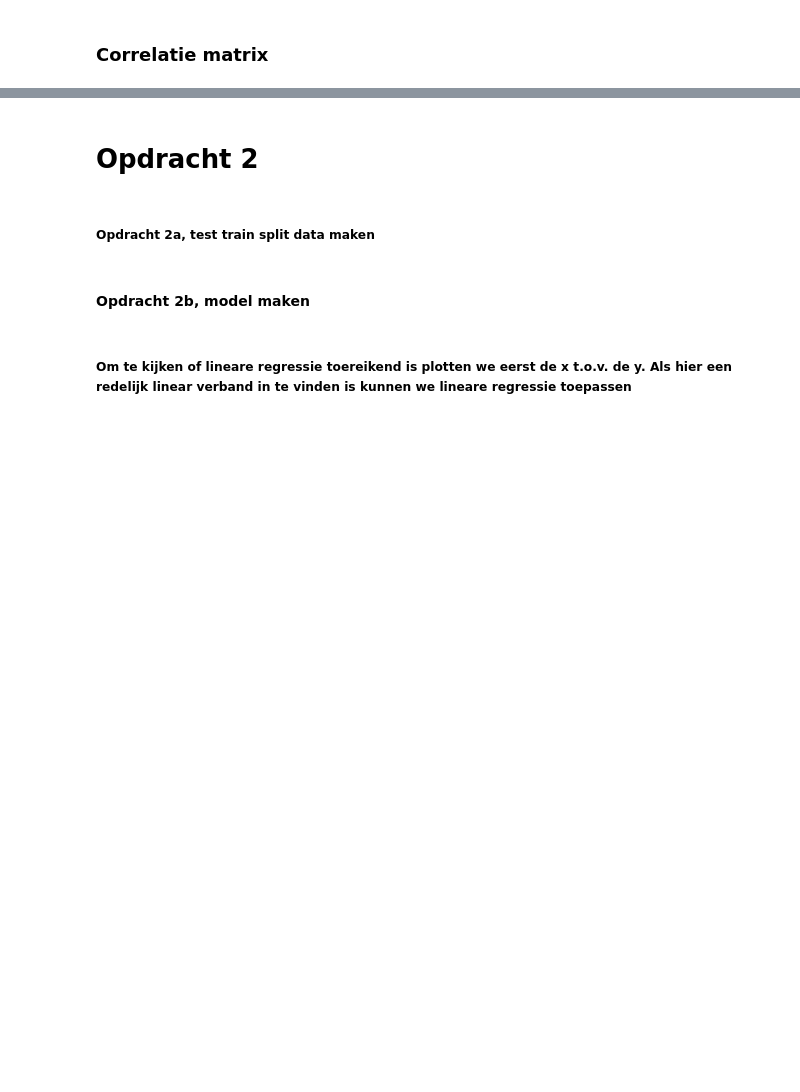
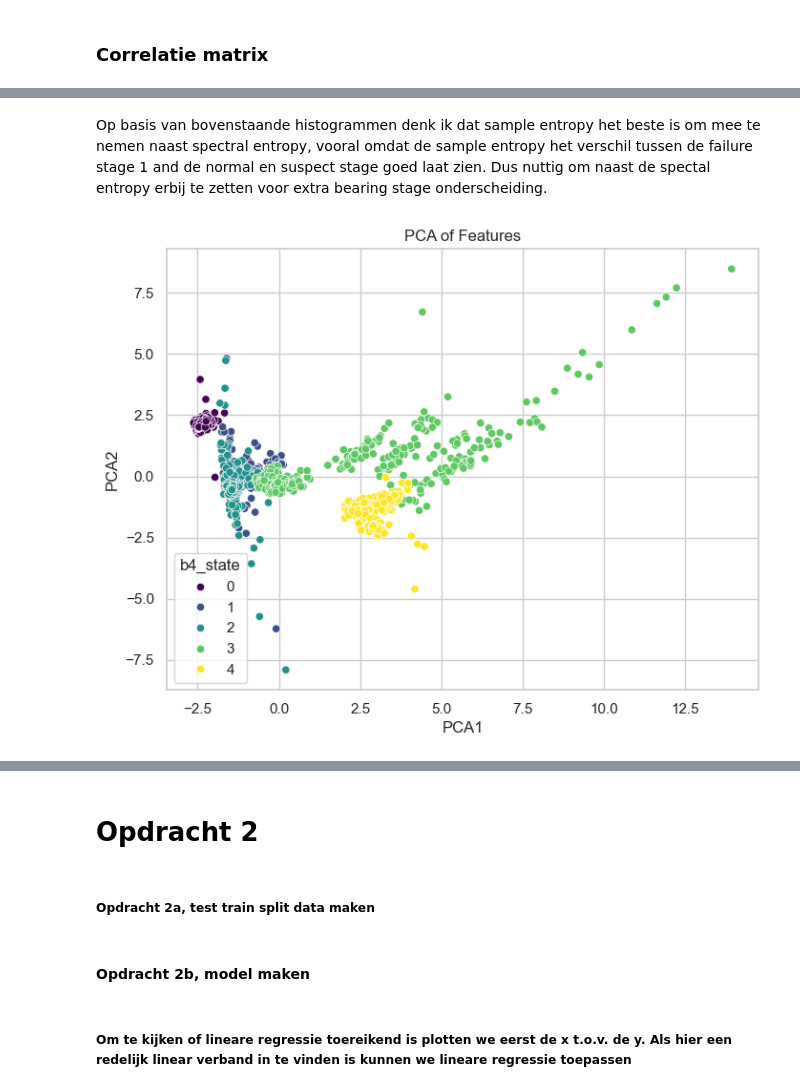
Before and after one commit to luukhfontys/Datascience-eindopdracht, a Jupyter notebook: DS Eindopdracht.ipynb, the cells around one changed output, grey strips where cells are left out. Drawn from its saved outputs; the diff is of its cells as text; code cells hidden in the pictures; blank space fills up the shorter version.

```diff
--- a/DS Eindopdracht.ipynb
+++ b/DS Eindopdracht.ipynb
@@ -254,0 +291,17 @@ for column in columns_with_y:
+# %% [markdown]
+Op basis van bovenstaande histogrammen denk ik dat sample entropy het beste is om mee te nemen naast spectral entropy, vooral omdat de sample entropy het verschil tussen de failure stage 1 and de normal en suspect stage goed laat zien. Dus nuttig om naast de spectal entropy erbij te zetten voor extra bearing stage onderscheiding.
+# %%
+# PCA Analysis
+scaler = StandardScaler()
+scaled_features = scaler.fit_transform(dataset[['mean_y', 'std_y', 'rms_y', 'kurtosis_y', 'variance_y', 'crest_factor_y', 'skewness_y', 'spectral_flatness_y', 'sample_entropy_y']])
+pca = PCA(n_components=2)
+pca_result = pca.fit_transform(scaled_features)
+pca_df = pd.DataFrame(pca_result, columns=['PCA1', 'PCA2'])
+pca_df['b4_state'] = dataset['b4_state']
+
+plt.figure(figsize=(8, 6))
+sns.scatterplot(x='PCA1', y='PCA2', hue='b4_state', data=pca_df, palette='viridis')
+plt.title('PCA of Features')
+plt.show()
+# %% [output]
+[figure, added]
```
Also changed, not shown: parts of 22 cells of this notebook, 2 other files.
